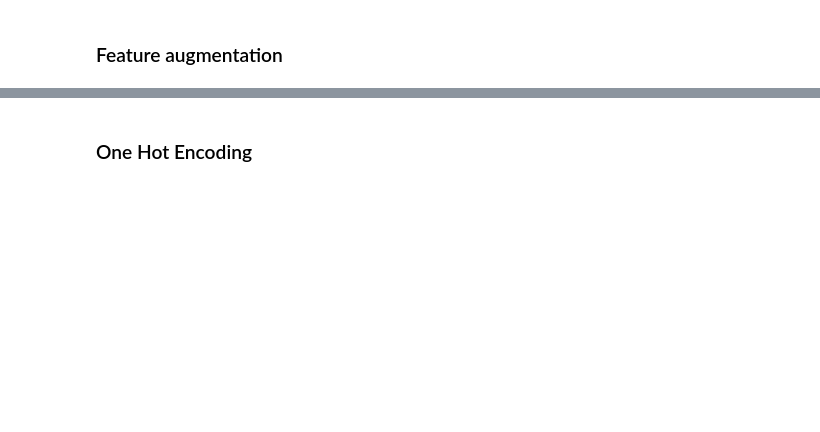
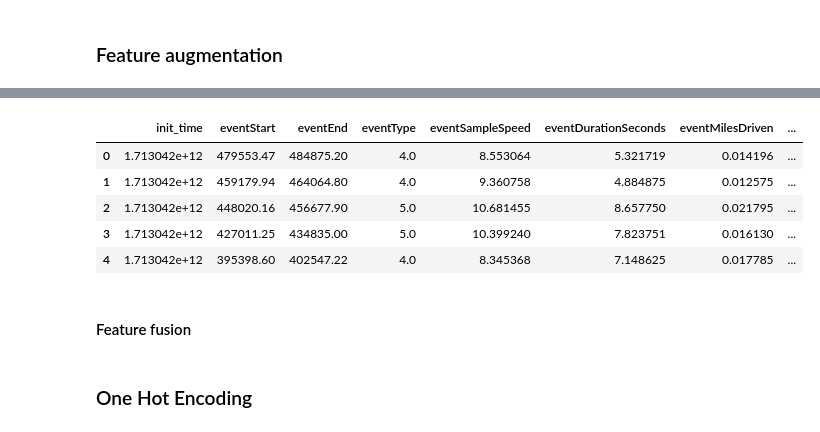
Before and after one commit to anvitha-sm/turns-classification-arity, a Jupyter notebook: turns-classification-arity.ipynb, the cells around one changed output, grey strips where cells are left out. Saved outputs shown, nothing was run; the diff lists cells and outputs as text; code cells hidden in the pictures; blank space fills up the shorter version.

```diff
--- a/turns-classification-arity.ipynb
+++ b/turns-classification-arity.ipynb
@@ -325,27 +403,29 @@ def haversine(lat1, lon1, lat2, lon2):
 # %%
 def augment_features(df):
     df_augmented = df.copy()
-    df_augmented['eventSpeedChange'] = df_augmented['eventEndSpeed_winsorized'] - df_augmented['eventStartSpeed_winsorized']
-    haversine_dist = haversine(df_augmented['eventStartLatitude_winsorized'], df_augmented['eventStartLongitude_winsorized'],
-                               df_augmented['eventEndLatitude_winsorized'], df_augmented['eventEndLongitude_winsorized'])
-    df_augmented['straightness'] = np.divide(haversine_dist, df_augmented['eventMilesDriven_winsorized'],
-                                           out=np.zeros_like(haversine_dist), where=df_augmented['eventMilesDriven_winsorized']!=0)
-    df_augmented['normalizedRadius'] = np.divide(df_augmented['radius'], df_augmented['eventMilesDriven_winsorized'],
-                                                     out=np.zeros_like(df_augmented['radius']), where=df_augmented['eventMilesDriven_winsorized']!=0)
+    df_augmented['changeLatitude'] = df_augmented["eventEndLatitude"] - df_augmented["eventStartLatitude"]
+    df_augmented['changeLongitude'] = df_augmented["eventEndLongitude"] - df_augmented["eventStartLongitude"]
+    df_augmented['eventSpeedChange'] = df_augmented['eventEndSpeed'] - df_augmented['eventStartSpeed']
+    haversine_dist = haversine(df_augmented['eventStartLatitude'], df_augmented['eventStartLongitude'],
+                               df_augmented['eventEndLatitude'], df_augmented['eventEndLongitude'])
+    df_augmented['straightness'] = np.divide(haversine_dist, df_augmented['eventMilesDriven'],
+                                           out=np.zeros_like(haversine_dist), where=df_augmented['eventMilesDriven']!=0)
+    df_augmented['normalizedRadius'] = np.divide(df_augmented['radius'], df_augmented['eventMilesDriven'],
+                                                     out=np.zeros_like(df_augmented['radius']), where=df_augmented['eventMilesDriven']!=0)
     df_augmented['averageAcceleration'] = np.divide(df_augmented['eventSpeedChange'], df_augmented['eventDurationSeconds'],
                                               out=np.zeros_like(df_augmented['eventSpeedChange']), where=df_augmented['eventDurationSeconds']!=0)
-    df_augmented['accRange'] = df_augmented['p95acc'] - df_augmented['medianAcc']
-    df_augmented['speedRatio'] = np.divide(df_augmented['eventEndSpeed_winsorized'], df_augmented['eventStartSpeed_winsorized'],
-                                         out=np.zeros_like(df_augmented['eventEndSpeed_winsorized']), where=df_augmented['eventStartSpeed_winsorized']!=0)
-    df_augmented['angularDisplacementPerMile'] = np.divide(df_augmented['angleChange'], df_augmented['eventMilesDriven_winsorized'],
-                                                                     out=np.zeros_like(df_augmented['angleChange']), where=df_augmented['eventMilesDriven_winsorized']!=0)
-    df_augmented['turnIntensity'] = np.divide(df_augmented['angularChangePerSecond'], df_augmented['eventSampleSpeed_winsorized'],
-                                                      out=np.zeros_like(df_augmented['angularChangePerSecond']), where=df_augmented['eventSampleSpeed_winsorized']!=0)
+    df_augmented['accRange'] = df_augmented['p95Acc'] - df_augmented['medianAcc']
+    df_augmented['speedRatio'] = np.divide(df_augmented['eventEndSpeed'], df_augmented['eventStartSpeed'],
+                                         out=np.zeros_like(df_augmented['eventEndSpeed']), where=df_augmented['eventStartSpeed']!=0)
+    df_augmented['angularDisplacementPerMile'] = np.divide(df_augmented['angleChange'], df_augmented['eventMilesDriven'],
+                                                                     out=np.zeros_like(df_augmented['angleChange']), where=df_augmented['eventMilesDriven']!=0)
+    df_augmented['turnIntensity'] = np.divide(df_augmented['angularChangePerSecond'], df_augmented['eventSampleSpeed'],
+                                                      out=np.zeros_like(df_augmented['angularChangePerSecond']), where=df_augmented['eventSampleSpeed']!=0)
     df_augmented['normalizedTurnIntensity'] = np.divide(df_augmented['turnIntensity'], df_augmented['radius'],
                                                                  out=np.zeros_like(df_augmented['turnIntensity']), where=df_augmented['radius']!=0)
 
-    event_timestamp_seconds = df_augmented['init_time'] + (df_augmented['eventStartTime'] / 1000)
-    event_datetime = pd.to_datetime(event_timestamp_seconds, unit='s')
+    event_timestamp_seconds = df_augmented['init_time'] + df_augmented['eventStart'] / 1000
+    event_datetime = pd.to_datetime(event_timestamp_seconds, unit='ms')
     df_augmented['hour'] = event_datetime.dt.hour
     df_augmented['day'] = event_datetime.dt.dayofweek
     df_augmented['month'] = event_datetime.dt.month
@@ -364,2 +440,13 @@ KeyError: 'p95acc'
+# %%
+ios_data.head()
+# %% [output]
+|  | init_time | eventStart | eventEnd | eventType | eventSampleSpeed | eventDurationSeconds | eventMilesDriven | ... |
+| 0 | 1.713042e+12 | 479553.47 | 484875.20 | 4.0 | 8.553064 | 5.321719 | 0.014196 | ... |
+| 1 | 1.713042e+12 | 459179.94 | 464064.80 | 4.0 | 9.360758 | 4.884875 | 0.012575 | ... |
+| 2 | 1.713042e+12 | 448020.16 | 456677.90 | 5.0 | 10.681455 | 8.657750 | 0.021795 | ... |
+| 3 | 1.713042e+12 | 427011.25 | 434835.00 | 5.0 | 10.399240 | 7.823751 | 0.016130 | ... |
+| 4 | 1.713042e+12 | 395398.60 | 402547.22 | 4.0 | 8.345368 | 7.148625 | 0.017785 | ... |
+# %% [markdown]
+#### Feature fusion
 # %% [markdown]
 ### One Hot Encoding
```
Also changed, not shown: parts of 32 cells of this notebook.
